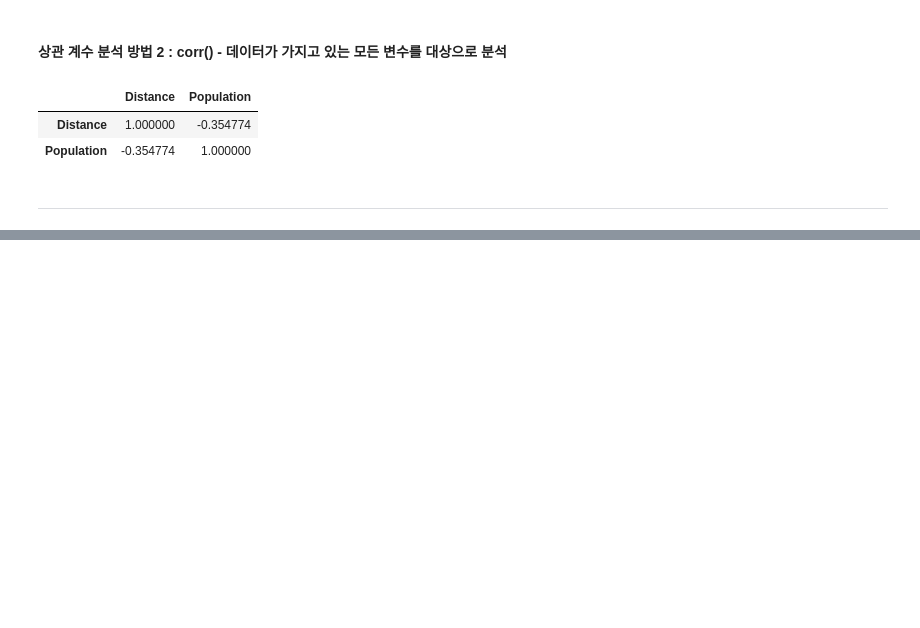
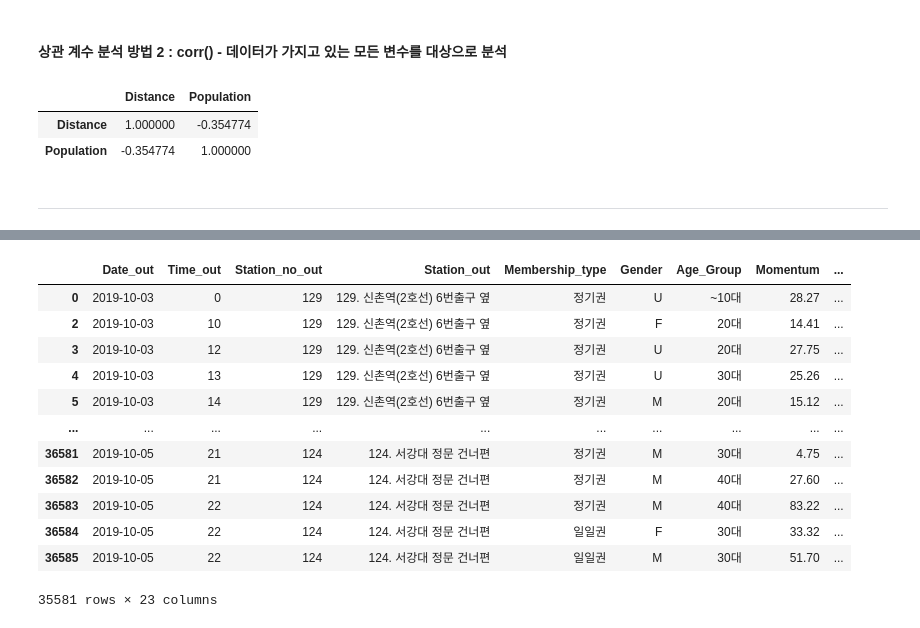
Before and after one commit to Yerial1125/e_learning1, a Jupyter notebook: Untitled.ipynb, the cells around one changed output, grey strips where cells are left out. Drawn from its saved outputs; the diff is of its cells as text; code cells hidden in the pictures; blank space fills up the shorter version.

```diff
--- a/Untitled.ipynb
+++ b/Untitled.ipynb
@@ -950,0 +973,16 @@ by_gu.corr()
+# %%
+bike_data2
+# %% [output]
+|  | Date_out | Time_out | Station_no_out | Station_out | Membership_type | Gender | Age_Group | Momentum | ... |
+| 0 | 2019-10-03 | 0 | 129 | 129. 신촌역(2호선) 6번출구 옆 | 정기권 | U | ~10대 | 28.27 | ... |
+| 2 | 2019-10-03 | 10 | 129 | 129. 신촌역(2호선) 6번출구 옆 | 정기권 | F | 20대 | 14.41 | ... |
+| 3 | 2019-10-03 | 12 | 129 | 129. 신촌역(2호선) 6번출구 옆 | 정기권 | U | 20대 | 27.75 | ... |
+| 4 | 2019-10-03 | 13 | 129 | 129. 신촌역(2호선) 6번출구 옆 | 정기권 | U | 30대 | 25.26 | ... |
+| 5 | 2019-10-03 | 14 | 129 | 129. 신촌역(2호선) 6번출구 옆 | 정기권 | M | 20대 | 15.12 | ... |
+| ... | ... | ... | ... | ... | ... | ... | ... | ... | ... |
+| 36581 | 2019-10-05 | 21 | 124 | 124. 서강대 정문 건너편 | 정기권 | M | 30대 | 4.75 | ... |
+| 36582 | 2019-10-05 | 21 | 124 | 124. 서강대 정문 건너편 | 정기권 | M | 40대 | 27.60 | ... |
+| 36583 | 2019-10-05 | 22 | 124 | 124. 서강대 정문 건너편 | 정기권 | M | 40대 | 83.22 | ... |
+| 36584 | 2019-10-05 | 22 | 124 | 124. 서강대 정문 건너편 | 일일권 | F | 30대 | 33.32 | ... |
+| 36585 | 2019-10-05 | 22 | 124 | 124. 서강대 정문 건너편 | 일일권 | M | 30대 | 51.70 | ... |
+35581 rows × 23 columns
```
Also changed, not shown: parts of 15 cells of this notebook.
